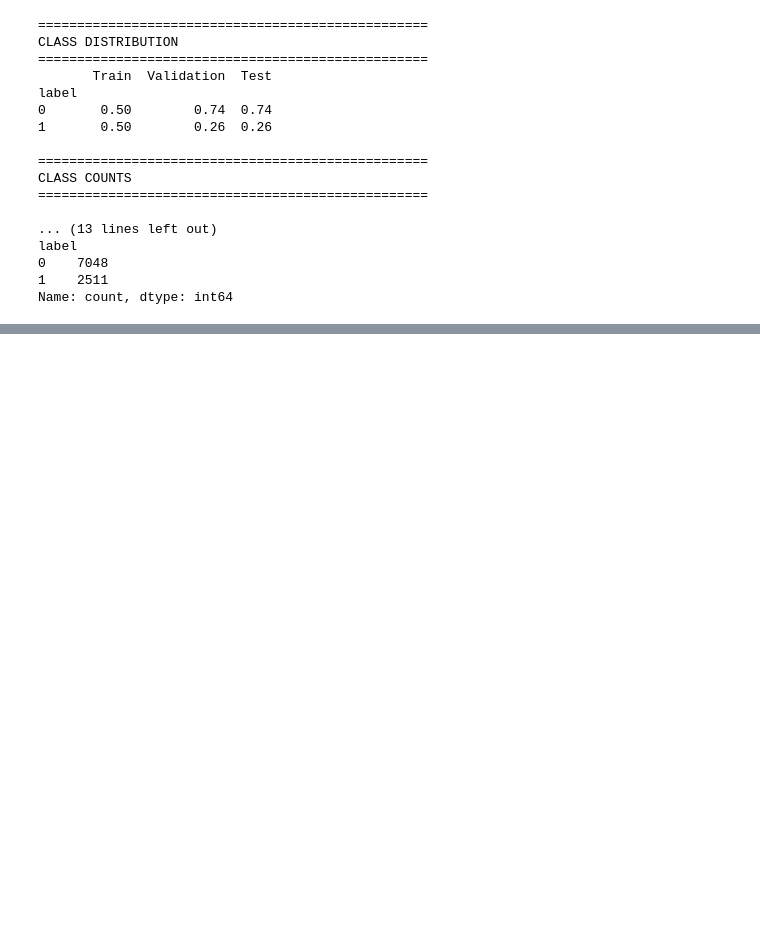
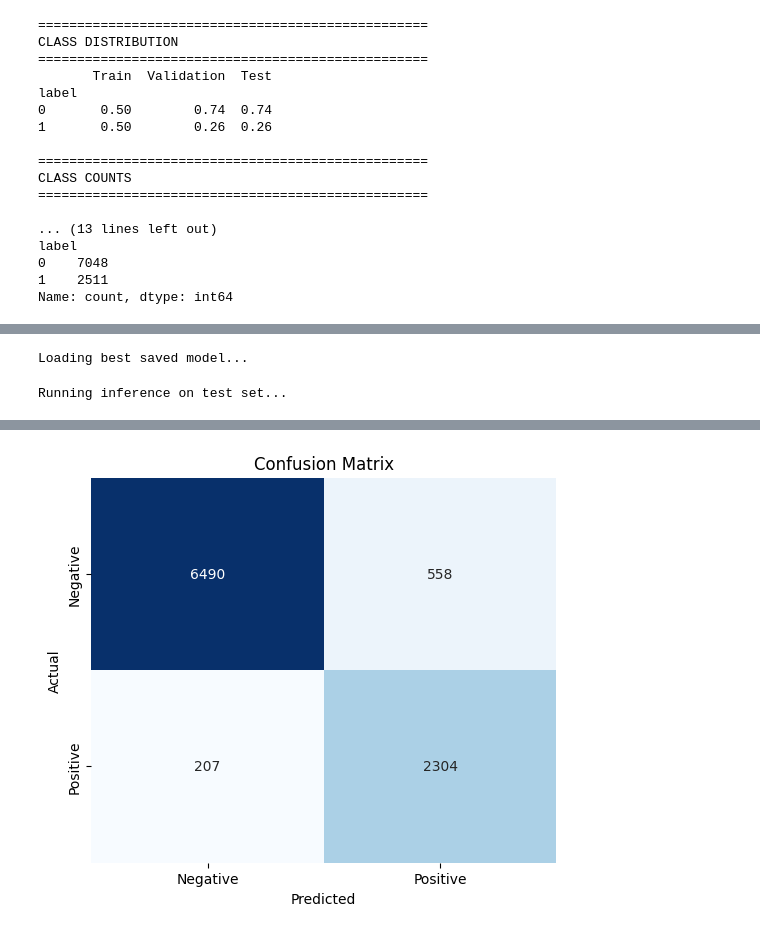
Before and after one commit to Adeeem2/Tunisian-dialect-classification, a Jupyter notebook: main.ipynb, the cells around one changed output, grey strips where cells are left out. Drawn from its saved outputs; the diff is of its cells as text; code cells hidden in the pictures; blank space fills up the shorter version.

```diff
--- a/main.ipynb
+++ b/main.ipynb
@@ -1167,0 +1449,70 @@ Name: count, dtype: int64
+# %%
+# ========================================================================
+# PHASE 7 — Evaluation
+# ========================================================================
+from sklearn.metrics import classification_report, confusion_matrix, accuracy_score
+import seaborn as sns
+import matplotlib.pyplot as plt
+
+# 1. Load Saved Model
+print("Loading best saved model...")
+loaded_model = AutoModelForSequenceClassification.from_pretrained("best_tunisian_model")
+loaded_model.to(device)
+loaded_model.eval()
+
+# 2. Run Inference on Test Set
+print("Running inference on test set...")
+
+def get_predictions(model, data_loader, device):
+    model = model.eval()
+    predictions = []
+    real_values = []
+
+    with torch.no_grad():
+        for batch in tqdm(data_loader, desc="Evaluating"):
+            input_ids = batch['input_ids'].to(device)
+            attention_mask = batch['attention_mask'].to(device)
+            labels = batch['labels'].to(device)
+
+            outputs = model(
+                input_ids=input_ids,
+                attention_mask=attention_mask
+            )
+
+            _, preds = torch.max(outputs.logits, dim=1)
+
+            predictions.extend(preds.cpu().tolist())
+            real_values.extend(labels.cpu().tolist())
+
+    return predictions, real_values
+
+y_pred, y_test = get_predictions(loaded_model, test_loader, device)
+
+# 3. Compute Metrics
+print("\n" + "="*50)
+print("TEST SET RESULTS")
+print("="*50)
+
+accuracy = accuracy_score(y_test, y_pred)
+print(f"Accuracy: {accuracy:.4f}")
+
+print("\nClassification Report:")
+print(classification_report(y_test, y_pred, target_names=['Negative (0)', 'Positive (1)']))
+
+# Confusion Matrix
+cm = confusion_matrix(y_test, y_pred)
+print("\nConfusion Matrix:")
+print(cm)
+
+# Optional: Plot Confusion Matrix
+plt.figure(figsize=(6, 5))
+sns.heatmap(cm, annot=True, fmt='d', cmap='Blues', cbar=False,
+            xticklabels=['Negative', 'Positive'],
+            yticklabels=['Negative', 'Positive'])
+plt.xlabel('Predicted')
+plt.ylabel('Actual')
+plt.title('Confusion Matrix')
+plt.show()
+# %% [output]
+Loading best saved model...
+Running inference on test set...
@@ -1167,0 +1538 @@ Name: count, dtype: int64
+[figure, added]
```
Also changed, not shown: parts of 8 cells of this notebook, 1 other file.
